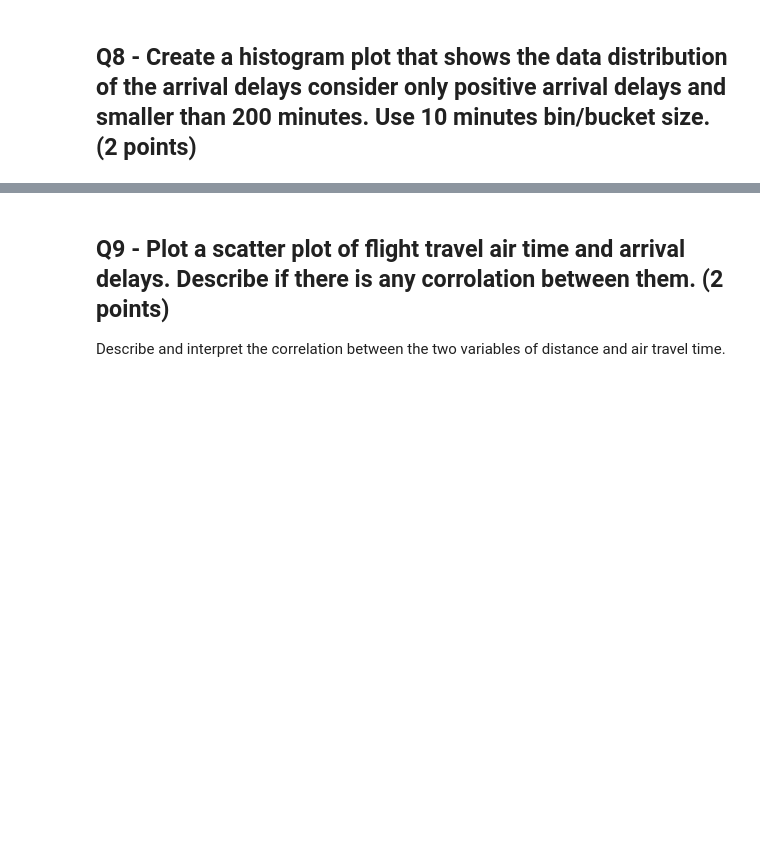
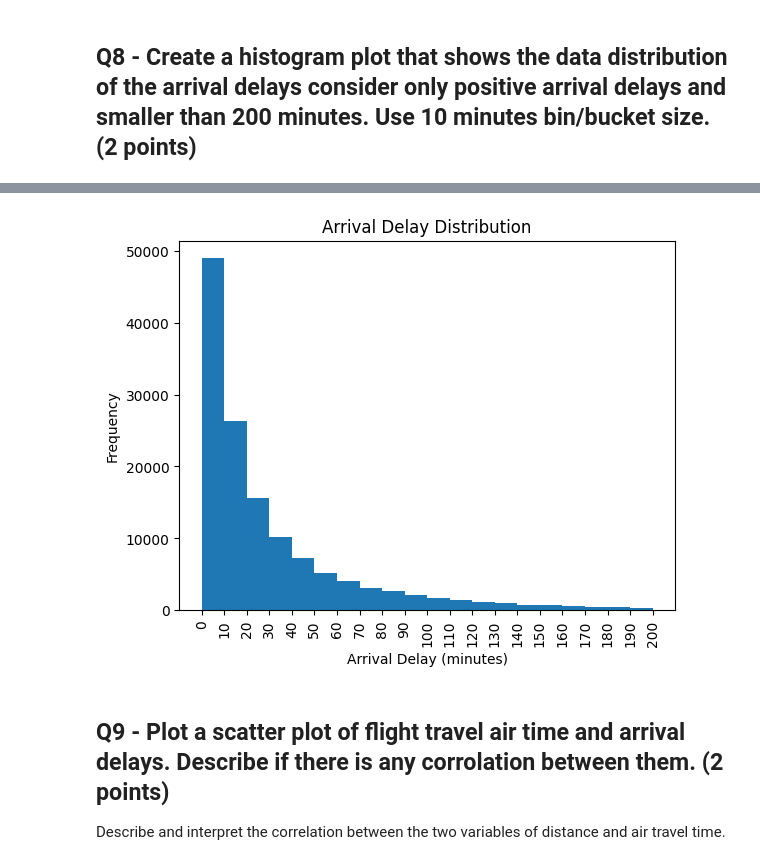
Before and after one commit to BictorFonseca/DataAnalysis, a Jupyter notebook: 329e_HW01_Spring24.ipynb, the cells around one changed output, grey strips where cells are left out. Saved outputs shown, nothing was run; the diff lists cells and outputs as text; code cells hidden in the pictures; blank space fills up the shorter version.

```diff
--- a/329e_HW01_Spring24.ipynb
+++ b/329e_HW01_Spring24.ipynb
@@ -165,3 +234,6 @@ print((over/under)*100, "%")
 ## Q8 - Create a histogram plot that shows the data distribution of the arrival delays consider only positive arrival delays and smaller than 200 minutes. Use 10 minutes bin/bucket size. (2 points)
 # %%
 # Add your code here!
+# create a new dataframe with arrival delay between 0 and 200 minutes
+q8=df[df["ARRIVAL_DELAY"].between(0, 200)]
+q8
@@ -168,3 +254,16 @@ print((over/under)*100, "%")
+# %%
+# create histogram of arrival delays between 0 and 200 minutes with bins of 10 minutes
+plt.hist(q8["ARRIVAL_DELAY"], bins=20)
+plt.xlabel("Arrival Delay (minutes)")
+plt.ylabel("Frequency")
+plt.title("Arrival Delay Distribution")
+plt.xticks(ticks=np.arange(start=min(q8["ARRIVAL_DELAY"]),
+                           step=np.ptp(q8["ARRIVAL_DELAY"])/20,
+                           stop=np.max(q8["ARRIVAL_DELAY"])+1),
+                           rotation=90)
+plt.show()
+# %% [output]
+[figure, added]
 # %% [markdown]
 ## Q9 -  Plot a scatter plot of  flight travel air time and arrival delays. Describe if there is any corrolation between them. (2 points)
 
```
Also changed, not shown: parts of 11 cells of this notebook.
